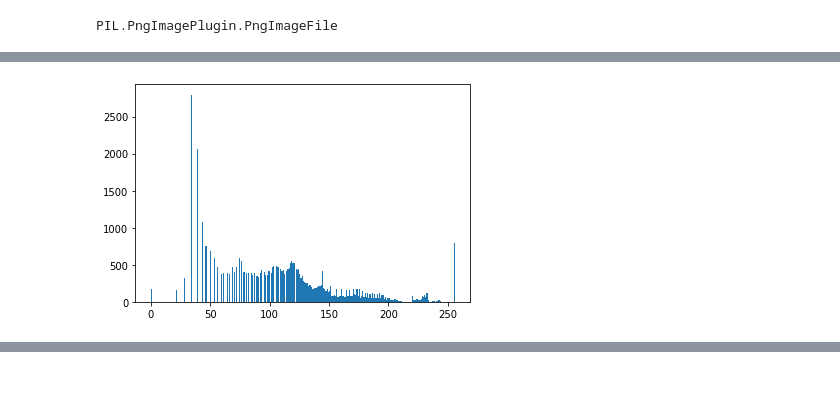
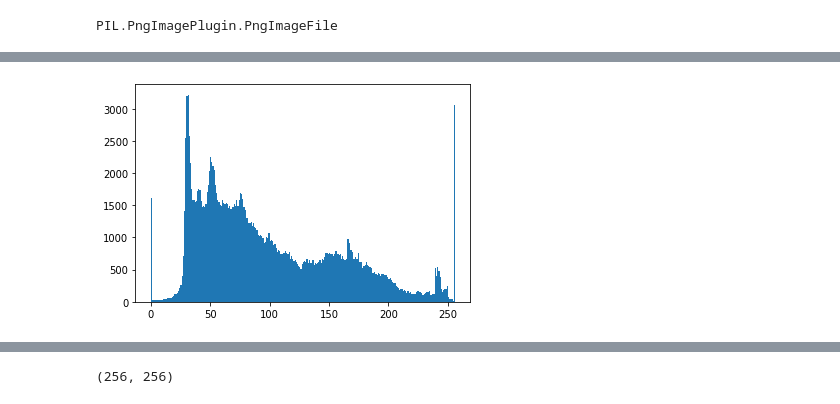
Before and after one commit to onkarthorat/RGBIES-Image-Encryption, a Jupyter notebook: python_nb.ipynb, the cells around one changed output, grey strips where cells are left out. Saved outputs shown, nothing was run; the diff lists cells and outputs as text; code cells hidden in the pictures.

```diff
--- a/python_nb.ipynb
+++ b/python_nb.ipynb
@@ -20,10 +22,16 @@ img1 = cv2.imread('lena.png',0)
+# %%
+img2 = np.asarray(img)
 # %%
 from matplotlib import pyplot as plt
-plt.hist(img1.ravel(),256,[0,256])
+plt.hist(img2.ravel(),256,[0,256])
 plt.show()
 # %% [output]
-[figure, old version]
+[figure, new version]
 # %%
 key_img
 # %% [output]
 [figure]
+# %%
+key_img.size
+# %% [output]
+(256, 256)
```
Also changed, not shown: parts of 108 cells of this notebook, 44 other files.
